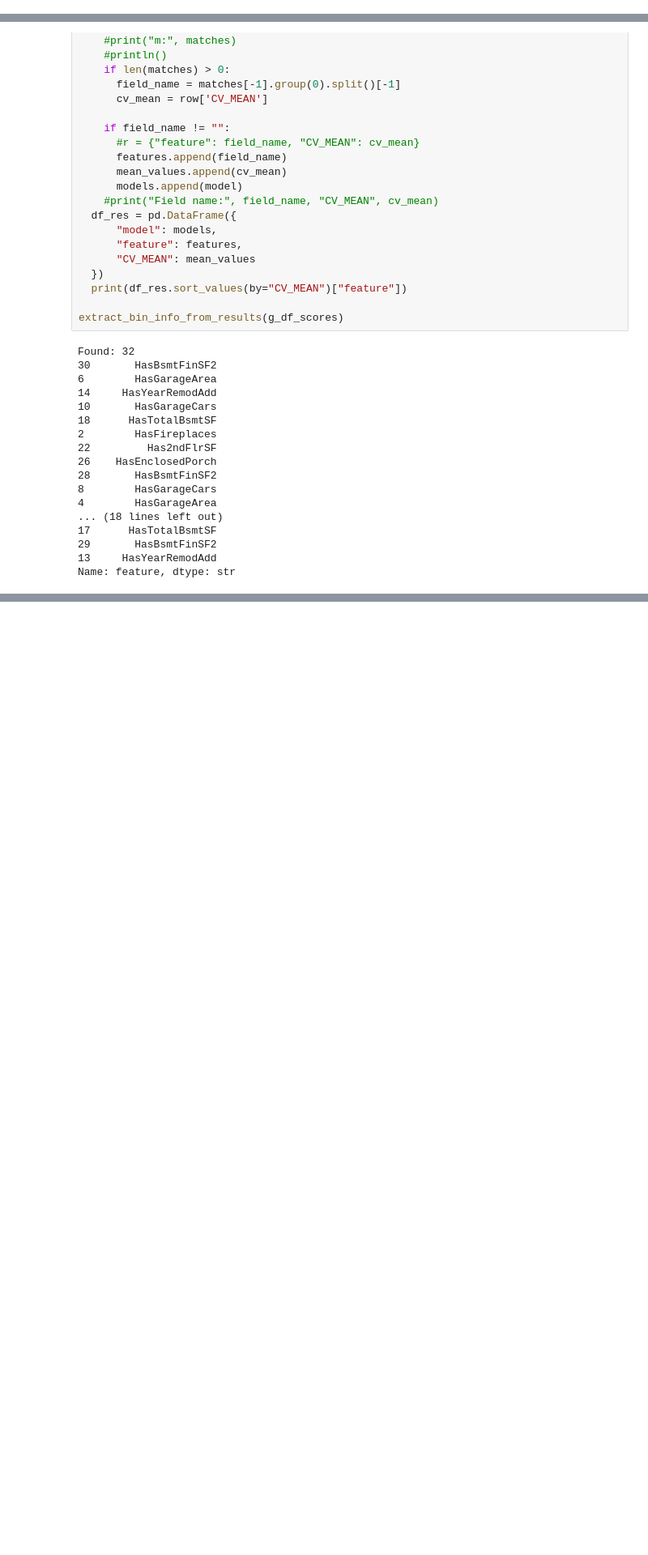
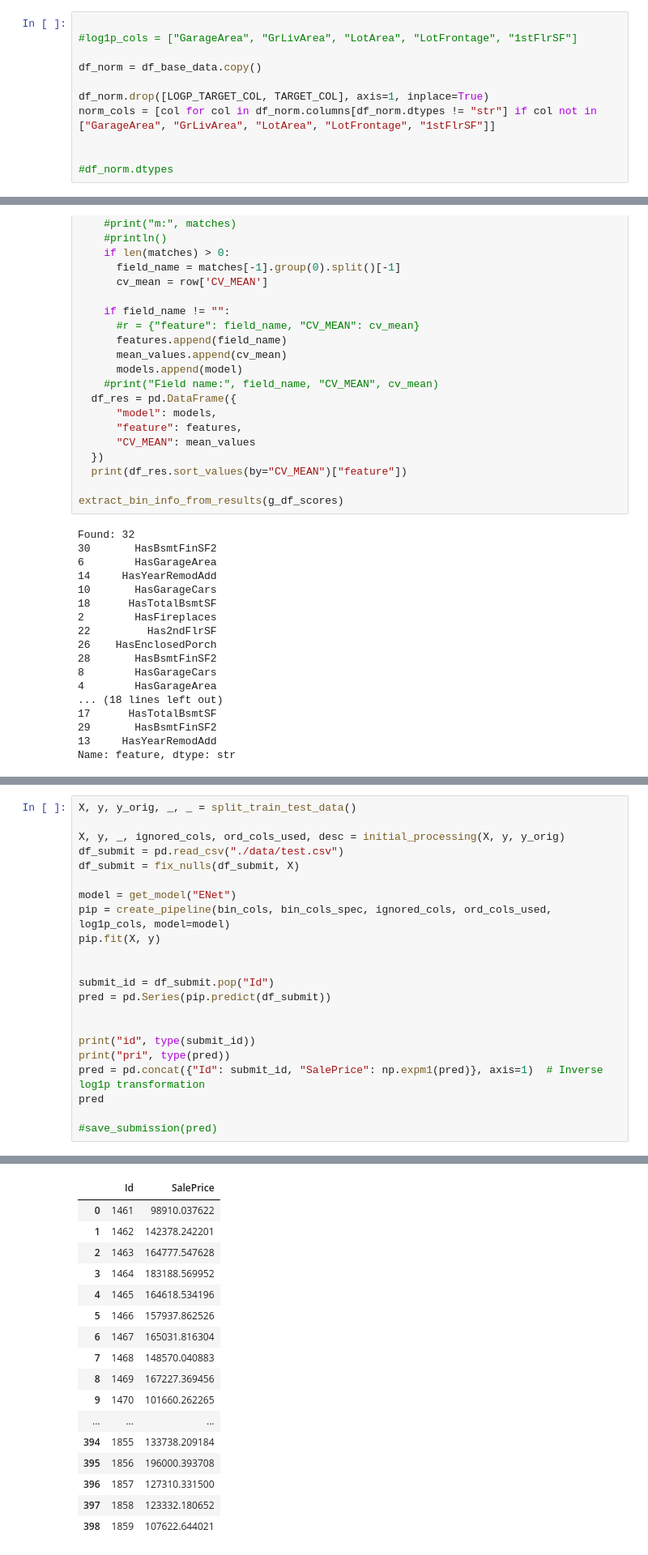
Before and after one commit to javrudsky/machine_learning, a Jupyter notebook: kaggle/housing/housing_v2.ipynb, the cells around one changed output, grey strips where cells are left out. Shown at 81% size. Cells and saved outputs as stored; diff of their text form; blank space fills up the shorter version.

```diff
--- a/kaggle/housing/housing_v2.ipynb
+++ b/kaggle/housing/housing_v2.ipynb
@@ -1681,0 +1709,11 @@ df.head()
+# %%
+
+#log1p_cols = ["GarageArea", "GrLivArea", "LotArea", "LotFrontage", "1stFlrSF"]
+
+df_norm = df_base_data.copy()
+
+df_norm.drop([LOGP_TARGET_COL, TARGET_COL], axis=1, inplace=True)
+norm_cols = [col for col in df_norm.columns[df_norm.dtypes != "str"] if col not in ["GarageArea", "GrLivArea", "LotArea", "LotFrontage", "1stFlrSF"]]
+
+
+#df_norm.dtypes
@@ -2809,0 +3068,23 @@ Name: feature, dtype: str
+# %%
+X, y, y_orig, _, _ = split_train_test_data()
+
+X, y, _, ignored_cols, ord_cols_used, desc = initial_processing(X, y, y_orig)
+df_submit = pd.read_csv("./data/test.csv")
+df_submit = fix_nulls(df_submit, X)
+
+model = get_model("ENet")
+pip = create_pipeline(bin_cols, bin_cols_spec, ignored_cols, ord_cols_used, log1p_cols, model=model)
+pip.fit(X, y)
+
+
+submit_id = df_submit.pop("Id")
+pred = pd.Series(pip.predict(df_submit))
+
+
+print("id", type(submit_id))
+print("pri", type(pred))
+pred = pd.concat({"Id": submit_id, "SalePrice": np.expm1(pred)}, axis=1)  # Inverse log1p transformation
+pred
+
+#save_submission(pred)
+# %% [output]
@@ -2809,0 +3104,17 @@ Name: feature, dtype: str
+|  | Id | SalePrice |
+| 0 | 1461 | 98910.037622 |
+| 1 | 1462 | 142378.242201 |
+| 2 | 1463 | 164777.547628 |
+| 3 | 1464 | 183188.569952 |
+| 4 | 1465 | 164618.534196 |
+| 5 | 1466 | 157937.862526 |
+| 6 | 1467 | 165031.816304 |
+| 7 | 1468 | 148570.040883 |
+| 8 | 1469 | 167227.369456 |
+| 9 | 1470 | 101660.262265 |
+| ... | ... | ... |
+| 394 | 1855 | 133738.209184 |
+| 395 | 1856 | 196000.393708 |
+| 396 | 1857 | 127310.331500 |
+| 397 | 1858 | 123332.180652 |
+| 398 | 1859 | 107622.644021 |
```
Also changed, not shown: parts of 29 cells of this notebook, 2 other files.
